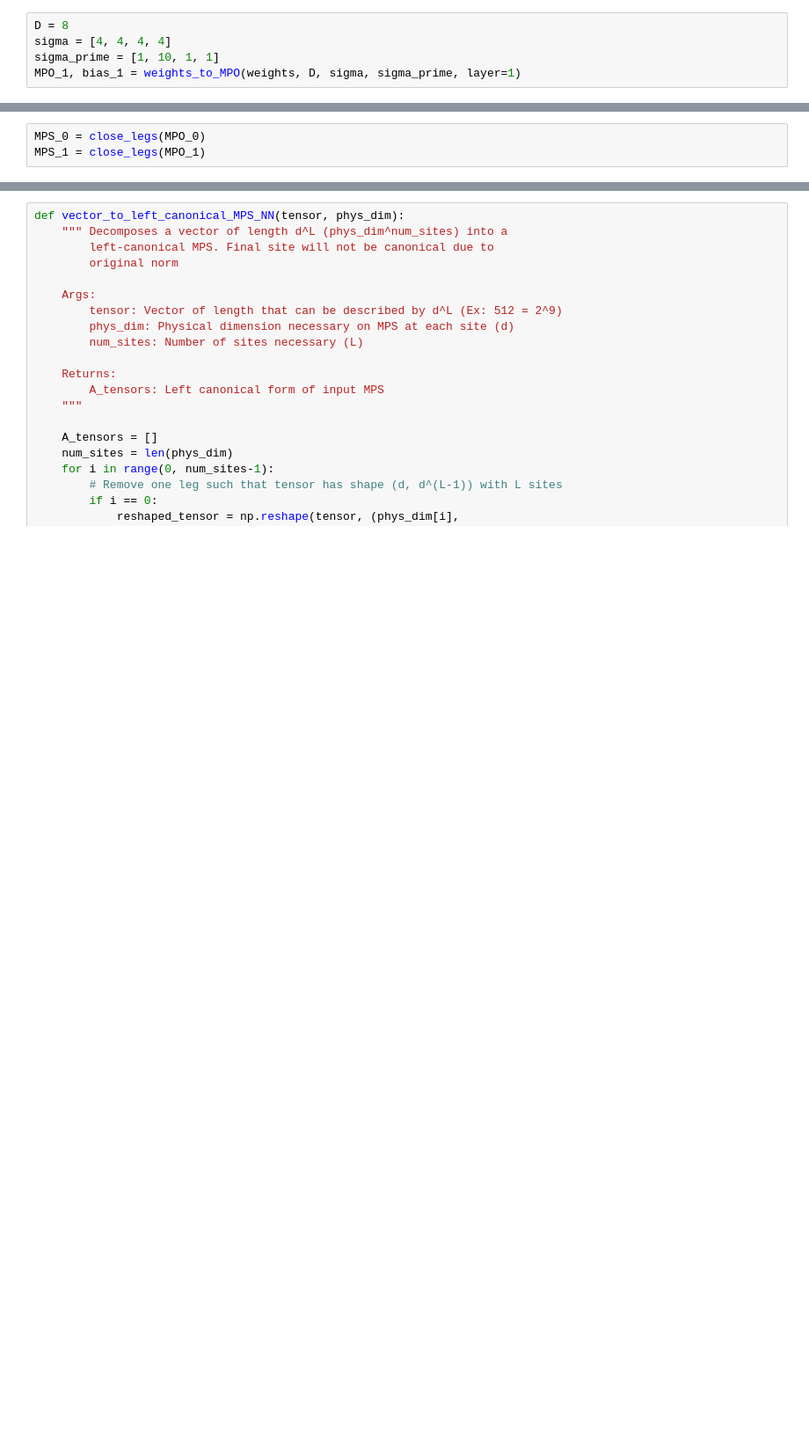
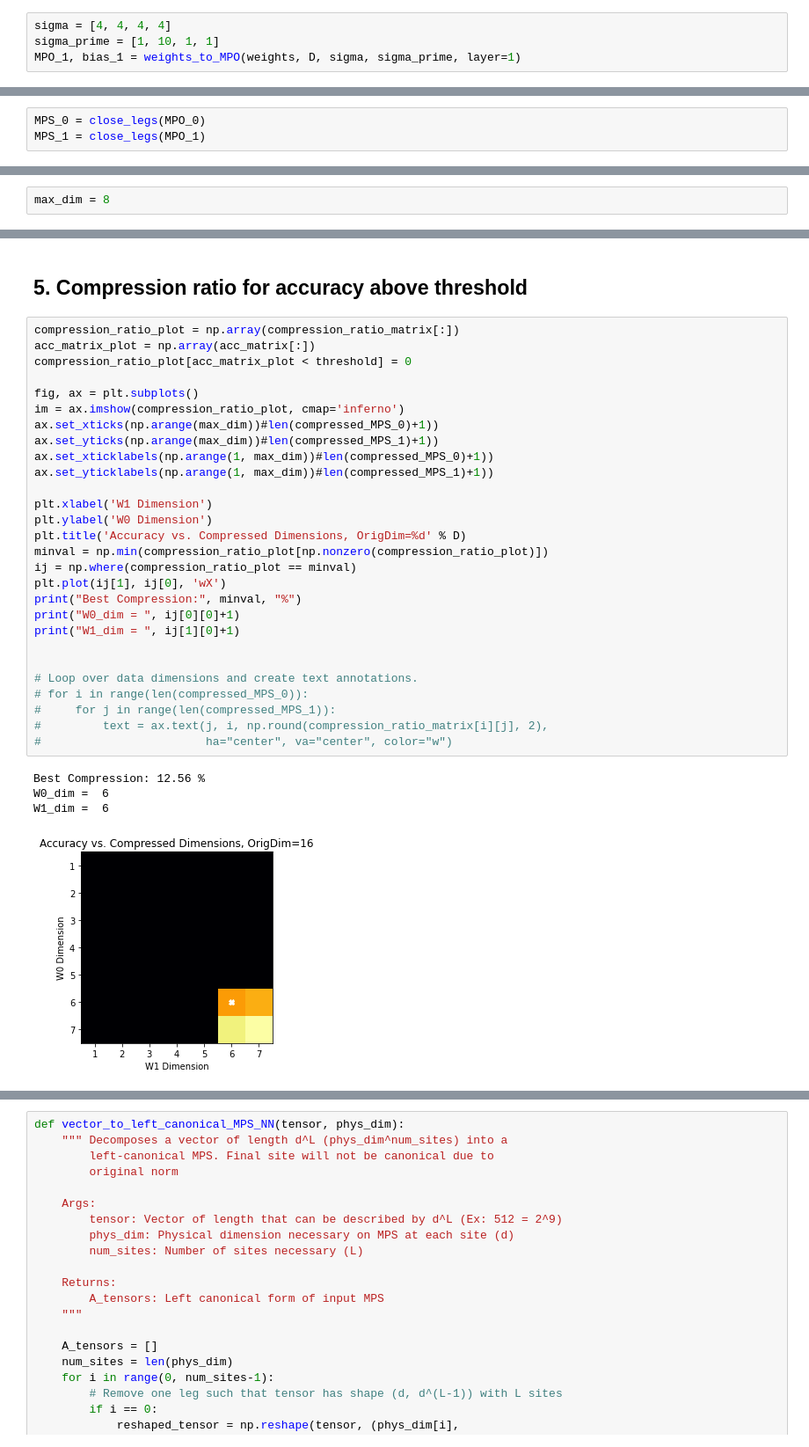
Before and after one commit to aaronleesander/DMRG-inspired-Algorithms-for-Neural-Network-Compression, a Jupyter notebook: DMRG/MPO_Net_Compression.ipynb, the cells around one changed output, grey strips where cells are left out. Shown at 88% size. Drawn from its saved outputs; the diff is of its cells as text; blank space fills up the shorter version.

```diff
--- a/DMRG/MPO_Net_Compression.ipynb
+++ b/DMRG/MPO_Net_Compression.ipynb
@@ -233,7 +235,6 @@ sigma = [4, 7, 7, 4]
 sigma_prime = [4, 4, 4, 4]
 MPO_0, bias_0 = weights_to_MPO(weights, D, sigma, sigma_prime, layer=0)
 # %%
-D = 8
 sigma = [4, 4, 4, 4]
 sigma_prime = [1, 10, 1, 1]
 MPO_1, bias_1 = weights_to_MPO(weights, D, sigma, sigma_prime, layer=1)
@@ -591,0 +502,2 @@ plt.axhline(5, color='r', linestyle='--')
+# %%
+max_dim = 8
@@ -591,0 +591,35 @@ plt.axhline(5, color='r', linestyle='--')
+# %% [markdown]
+## 5. Compression ratio for accuracy above threshold
+# %%
+compression_ratio_plot = np.array(compression_ratio_matrix[:])
+acc_matrix_plot = np.array(acc_matrix[:])
+compression_ratio_plot[acc_matrix_plot < threshold] = 0
+
+fig, ax = plt.subplots()
+im = ax.imshow(compression_ratio_plot, cmap='inferno')
+ax.set_xticks(np.arange(max_dim))#len(compressed_MPS_0)+1))
+ax.set_yticks(np.arange(max_dim))#len(compressed_MPS_1)+1))
+ax.set_xticklabels(np.arange(1, max_dim))#len(compressed_MPS_0)+1))
+ax.set_yticklabels(np.arange(1, max_dim))#len(compressed_MPS_1)+1))
+
+plt.xlabel('W1 Dimension')
+plt.ylabel('W0 Dimension')
+plt.title('Accuracy vs. Compressed Dimensions, OrigDim=%d' % D)
+minval = np.min(compression_ratio_plot[np.nonzero(compression_ratio_plot)])
+ij = np.where(compression_ratio_plot == minval)
+plt.plot(ij[1], ij[0], 'wX')
+print("Best Compression:", minval, "%")
+print("W0_dim = ", ij[0][0]+1)
+print("W1_dim = ", ij[1][0]+1)
+
+
+# Loop over data dimensions and create text annotations.
+# for i in range(len(compressed_MPS_0)):
+#     for j in range(len(compressed_MPS_1)):
+#         text = ax.text(j, i, np.round(compression_ratio_matrix[i][j], 2),
+#                        ha="center", va="center", color="w")
+# %% [output]
+Best Compression: 12.56 %
+W0_dim =  6
+W1_dim =  6
+[figure, added]
```
Also changed, not shown: parts of 48 cells of this notebook, 1 other file.
